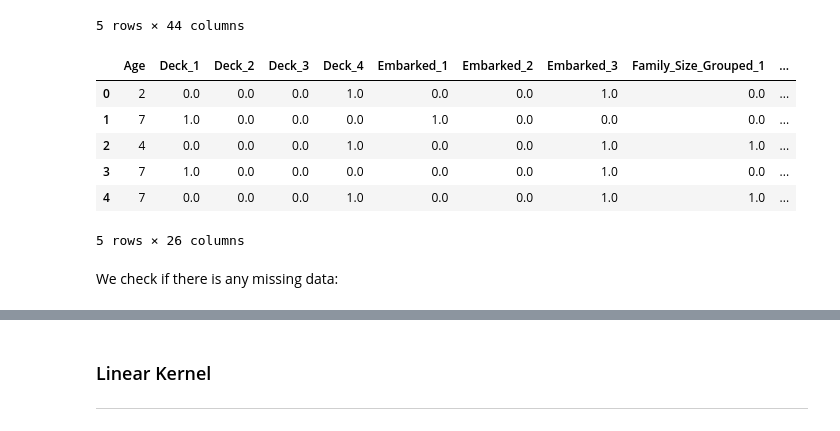
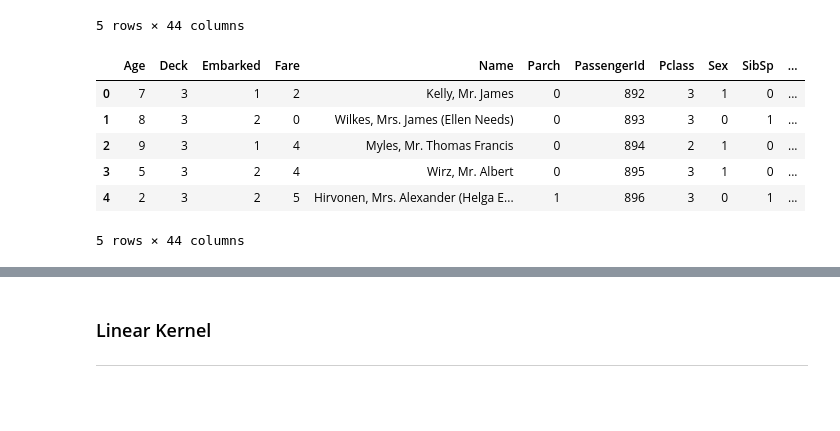
Before and after one commit to odshelley/kagglePublic, a Jupyter notebook: titanic/SVMApproach.ipynb, the cells around one changed output, grey strips where cells are left out. Saved outputs shown, nothing was run; the diff lists cells and outputs as text; code cells hidden in the pictures; blank space fills up the shorter version.

```diff
--- a/titanic/SVMApproach.ipynb
+++ b/titanic/SVMApproach.ipynb
@@ -29,22 +33,22 @@ train.head()
 | 3 | 7 | 0 | 2 | 10 | Futrelle, Mrs. Jacques Heath (Lil... | 0 | 4 | 1 | 0 | 1 | ... |
 | 4 | 7 | 3 | 2 | 3 | Allen, Mr. William Henry | 0 | 5 | 3 | 1 | 0 | ... |
 5 rows × 44 columns
+# %%
+test  = pd.read_csv('data/processedTest.csv')
+test.head()
+# %% [output]
+|  | Age | Deck | Embarked | Fare | Name | Parch | PassengerId | Pclass | Sex | SibSp | ... |
+| 0 | 7 | 3 | 1 | 2 | Kelly, Mr. James | 0 | 892 | 3 | 1 | 0 | ... |
+| 1 | 8 | 3 | 2 | 0 | Wilkes, Mrs. James (Ellen Needs) | 0 | 893 | 3 | 0 | 1 | ... |
+| 2 | 9 | 3 | 1 | 4 | Myles, Mr. Thomas Francis | 0 | 894 | 2 | 1 | 0 | ... |
+| 3 | 5 | 3 | 2 | 4 | Wirz, Mr. Albert | 0 | 895 | 3 | 1 | 0 | ... |
+| 4 | 2 | 3 | 2 | 5 | Hirvonen, Mrs. Alexander (Helga E... | 1 | 896 | 3 | 0 | 1 | ... |
+5 rows × 44 columns
 # %%
-df_all = pd.concat([train, test], sort=True).reset_index(drop=True)
 drop_cols = ['Deck', 'Embarked', 'Family', 'Family_Size', 'Family_Size_Grouped', 'Survived',
              'Name', 'Parch', 'PassengerId', 'Pclass', 'Sex', 'SibSp', 'Ticket', 'Title',
             'Ticket_Survival_Rate', 'Family_Survival_Rate', 'Ticket_Survival_Rate_NA', 'Family_Survival_Rate_NA']
 
-df_all.drop(columns=drop_cols, inplace=True)
-
-df_all.head()
+y = train['Survived'].values
+X = StandardScaler().fit_transform(train.drop(columns=drop_cols))
+X_test  = StandardScaler().fit_transform(test.drop(columns=drop_cols))
-# %% [output]
-|  | Age | Deck_1 | Deck_2 | Deck_3 | Deck_4 | Embarked_1 | Embarked_2 | Embarked_3 | Family_Size_Grouped_1 | ... |
-| 0 | 2 | 0.0 | 0.0 | 0.0 | 1.0 | 0.0 | 0.0 | 1.0 | 0.0 | ... |
-| 1 | 7 | 1.0 | 0.0 | 0.0 | 0.0 | 1.0 | 0.0 | 0.0 | 0.0 | ... |
-| 2 | 4 | 0.0 | 0.0 | 0.0 | 1.0 | 0.0 | 0.0 | 1.0 | 1.0 | ... |
-| 3 | 7 | 1.0 | 0.0 | 0.0 | 0.0 | 0.0 | 0.0 | 1.0 | 0.0 | ... |
-| 4 | 7 | 0.0 | 0.0 | 0.0 | 1.0 | 0.0 | 0.0 | 1.0 | 1.0 | ... |
-5 rows × 26 columns
-# %% [markdown]
-We check if there is any missing data:
```
Also changed, not shown: parts of 38 cells of this notebook.
